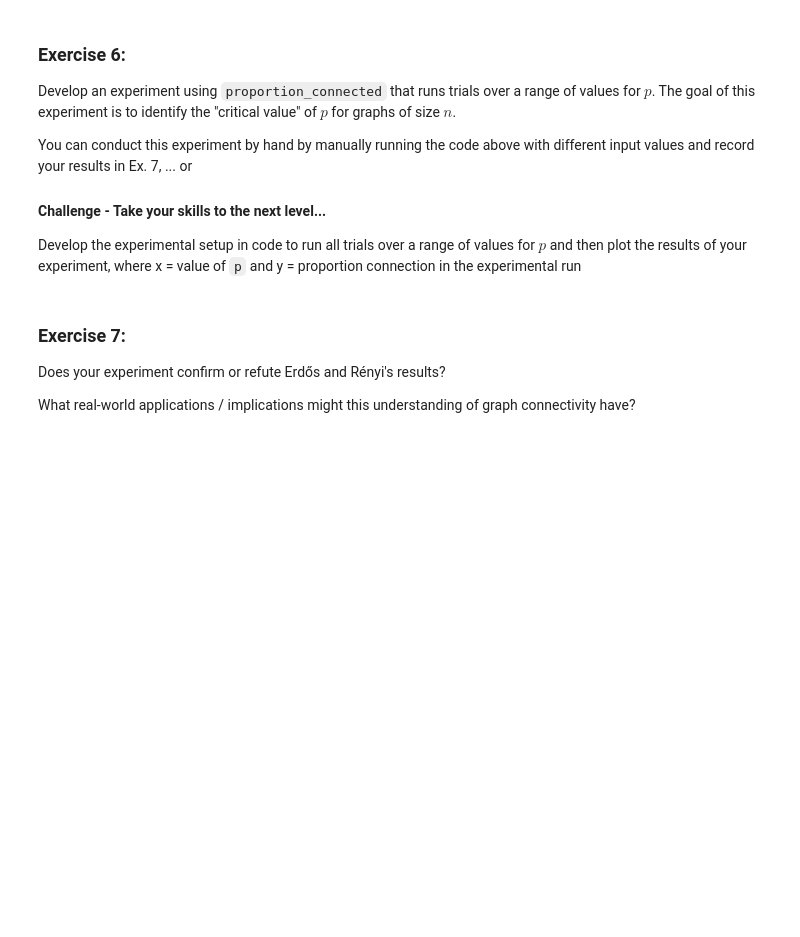
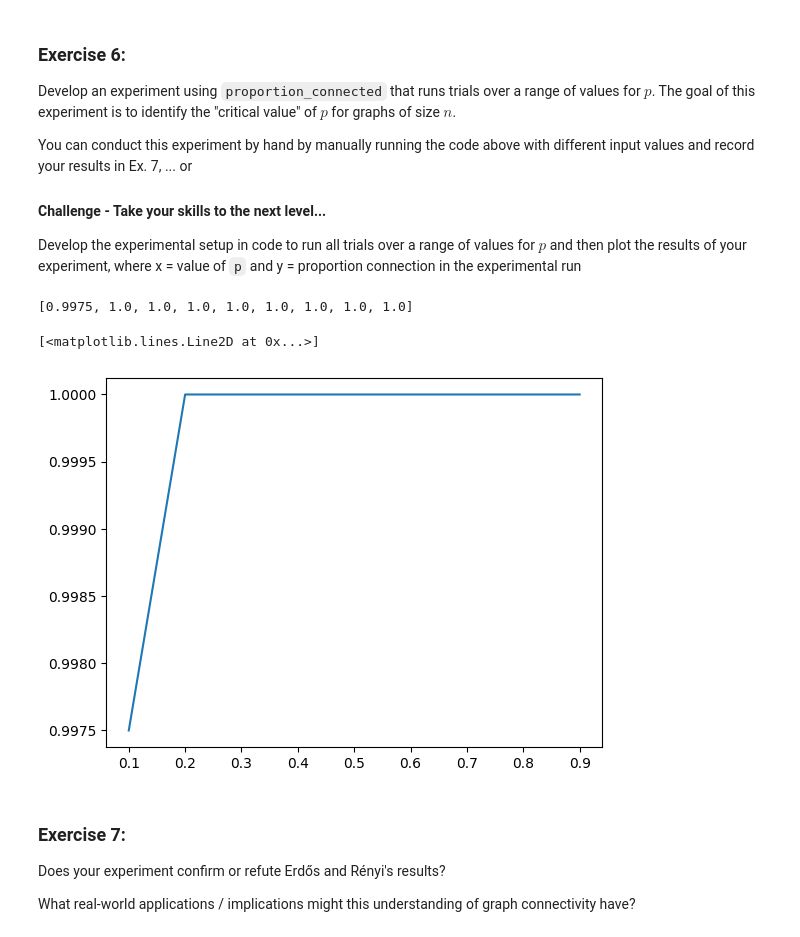
Before and after one commit to Zeko2005/cap-comp215, a Jupyter notebook: labs/lab04-graphs.ipynb, the cells around one changed output. Drawn from its saved outputs; the diff is of its cells as text; code cells hidden in the pictures; blank space fills up the shorter version.

```diff
--- a/labs/lab04-graphs.ipynb
+++ b/labs/lab04-graphs.ipynb
@@ -229,3 +229,15 @@ Develop the experimental setup in code to run all trials over a range of values
+# %%
+# Ex. 6 (challenge) your code here...
+plist = [0.1*i for i in range(1,10)]
+n = 100
+trials = 400
+experiment = [proportion_connected(n, i, 400) for i in plist]
+print(experiment)
+plt.plot(plist, experiment)
+# %% [output]
+[0.9975, 1.0, 1.0, 1.0, 1.0, 1.0, 1.0, 1.0, 1.0]
+[<matplotlib.lines.Line2D at 0x...>]
+[figure, added]
 # %% [markdown]
 ### Exercise 7:
 Does your experiment confirm or refute Erdős and Rényi's results?
```
Also changed, not shown: parts of 10 cells of this notebook.
